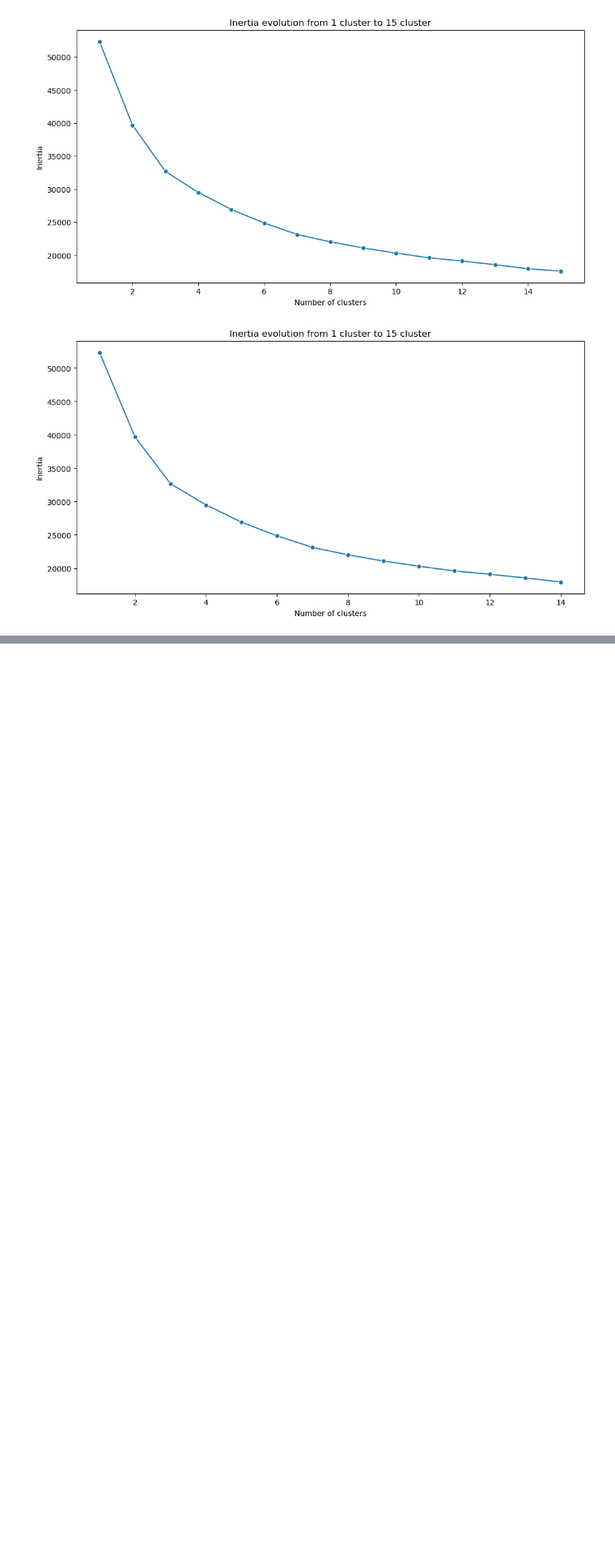
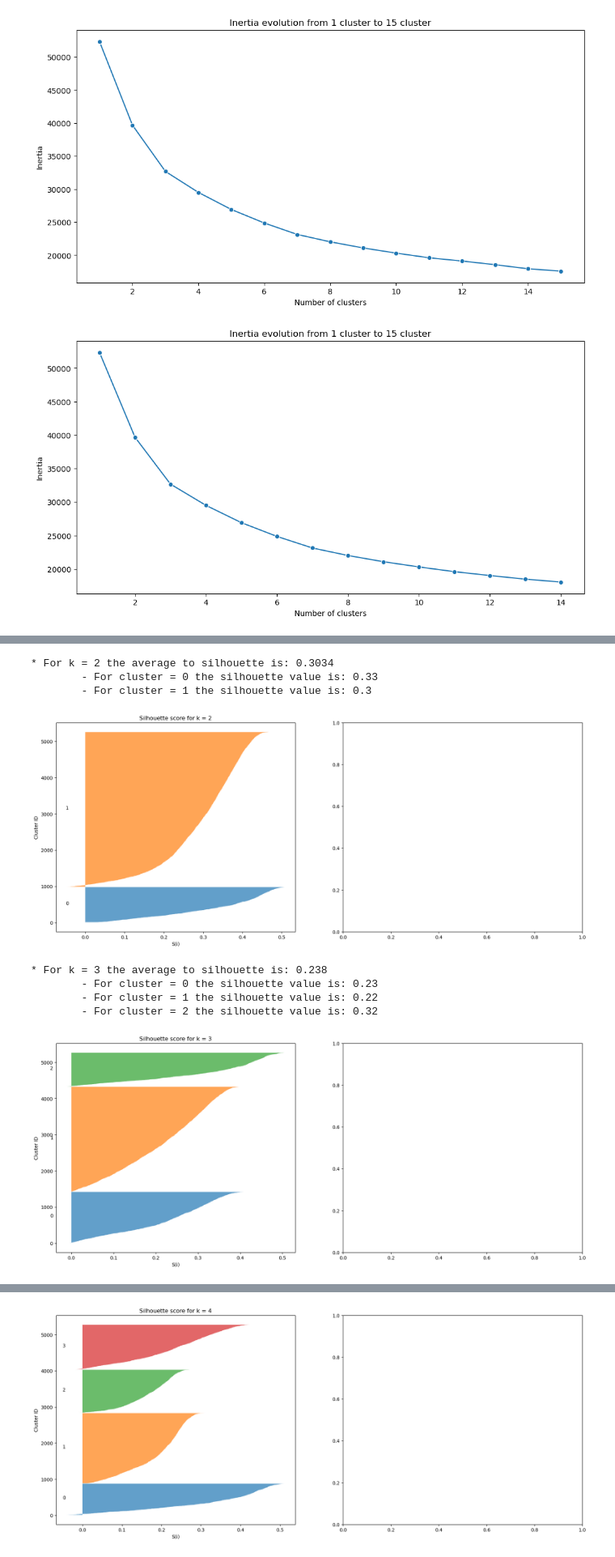
Before and after one commit to Joldon/unsupevised_ML, a Jupyter notebook: compute_distances_5000_songs.ipynb, the cells around one changed output, grey strips where cells are left out. Shown at 81% size. Cells and saved outputs as stored; diff of their text form; code cells hidden in the pictures; blank space fills up the shorter version.

```diff
--- a/compute_distances_5000_songs.ipynb
+++ b/compute_distances_5000_songs.ipynb
@@ -379,0 +389,79 @@ plt.show()
+# %%
+from sklearn.metrics import silhouette_score, silhouette_samples
+import numpy as np
+
+max_k = 8
+data = songs_standard
+
+for k in range(1, max_k):
+    kmean_model = KMeans(n_clusters=k).fit(data)
+    labels = kmean_model.labels_
+
+    if 1 < k < data.shape[0]:
+
+        fig, (axis1, axis2) = plt.subplots(1, 2)
+        fig.set_size_inches(20, 8)
+
+        sil_avg = silhouette_score(data, labels)
+        print(f"* For k = {k} the average to silhouette is: {round(sil_avg,4)}")
+        sample_sil_val = silhouette_samples(data, labels)
+
+        y_lower = 10
+
+        for i in range(k):
+            ith_cluster_sv = sample_sil_val[labels == i]
+            print(f"\t- For cluster = {i} the silhouette value is: {round(np.mean(ith_cluster_sv),2)}")
+
+            ith_cluster_sv.sort()
+
+            # Calculate where to put the silhuette on the y axes
+            ith_cluster_size = ith_cluster_sv.shape[0]
+            y_upper = y_lower + ith_cluster_size
+
+
+            # Paint the cluster
+            axis1.fill_betweenx(np.arange(y_lower, y_upper),
+                               0, ith_cluster_sv,
+                                alpha = 0.7)
+
+
+            # Label the cluster
+            axis1.text(-0.05, y_lower + 0.5 * ith_cluster_size, str(i))
+
+            # Calculate the next y lower value for the next cluster of the graph
+            y_lower = y_upper + 10 # we left 10 spaces without any observation
+
+        axis1.set_title("Silhouette score for k = %s"%str(k))
+        axis1.set_xlabel("S(i)")
+        axis1.set_ylabel("Cluster ID")
+
+    # if 1 < k:
+    #     centr_df_temp = pd.DataFrame(kmean_model.cluster_centers_)
+    #     centr_df_temp.columns = columns
+    #     centr_df_temp['cluster_name'] = centr_df_temp.index
+
+    #     plot_data = pd.DataFrame(data)
+    #     plot_data.columns = columns
+    #     plot_data['cluster'] = kmean_model.predict(data)
+
+    #     plt.title('Penguins clusters with centroids using Kmeans')
+    #     sns.scatterplot(data=plot_data, x= 'bill_length_mm', y='bill_depth_mm', hue='cluster', palette='Set2')
+    #     sns.scatterplot(data=centr_df_temp, x= 'bill_length_mm', y='bill_depth_mm', color='red', s=150)
+    #     for i in range(centr_df_temp.shape[0]):
+    #         plt.text(
+    #             x=centr_df_temp.bill_length_mm[i],
+    #             y=centr_df_temp.bill_depth_mm[i],
+    #             s=centr_df_temp.cluster_name[i],
+    #             size=20
+    #         )
+        plt.show()
+# %% [output]
+* For k = 2 the average to silhouette is: 0.3034
+        - For cluster = 0 the silhouette value is: 0.33
+        - For cluster = 1 the silhouette value is: 0.3
+[figure, added]
+* For k = 3 the average to silhouette is: 0.238
+        - For cluster = 0 the silhouette value is: 0.23
+        - For cluster = 1 the silhouette value is: 0.22
+        - For cluster = 2 the silhouette value is: 0.32
+[figure, added]
@@ -379,0 +473 @@ plt.show()
+[figure, added]
```
Also changed, not shown: parts of 7 cells of this notebook.
